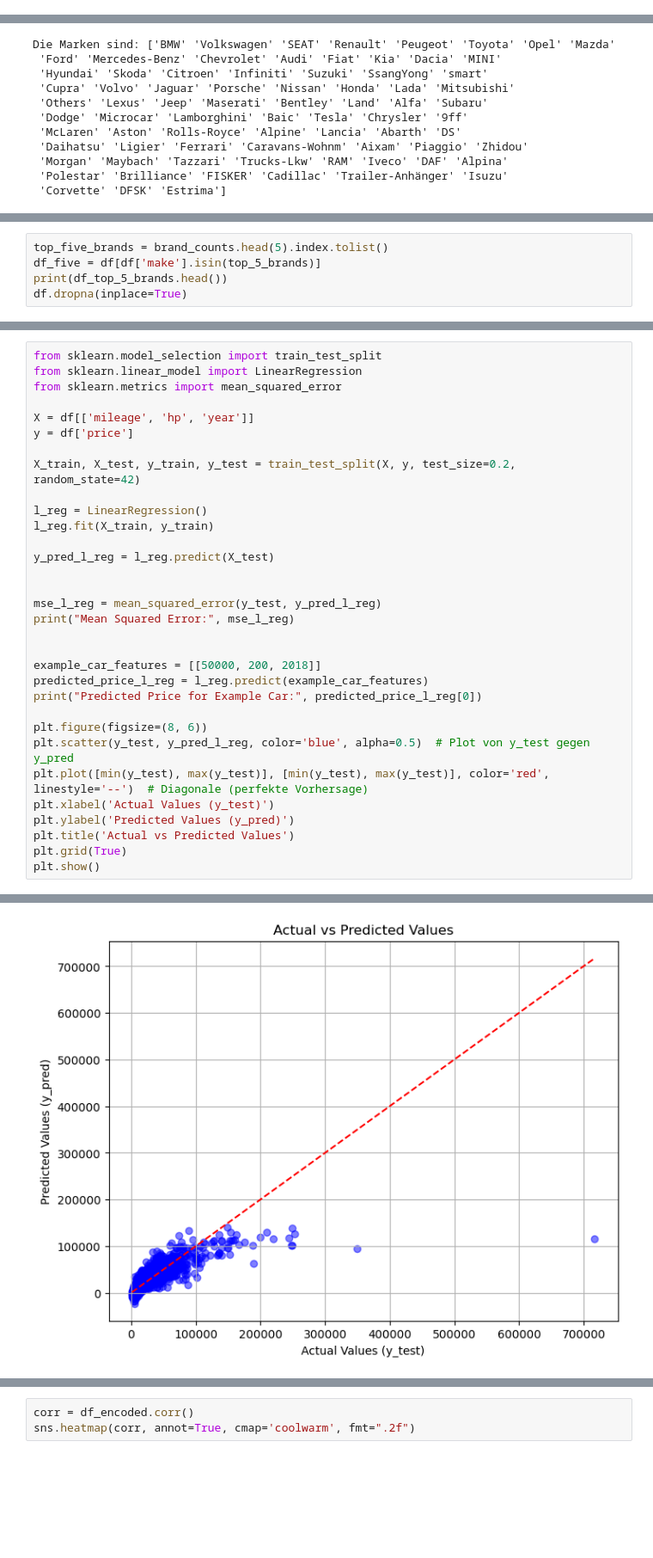
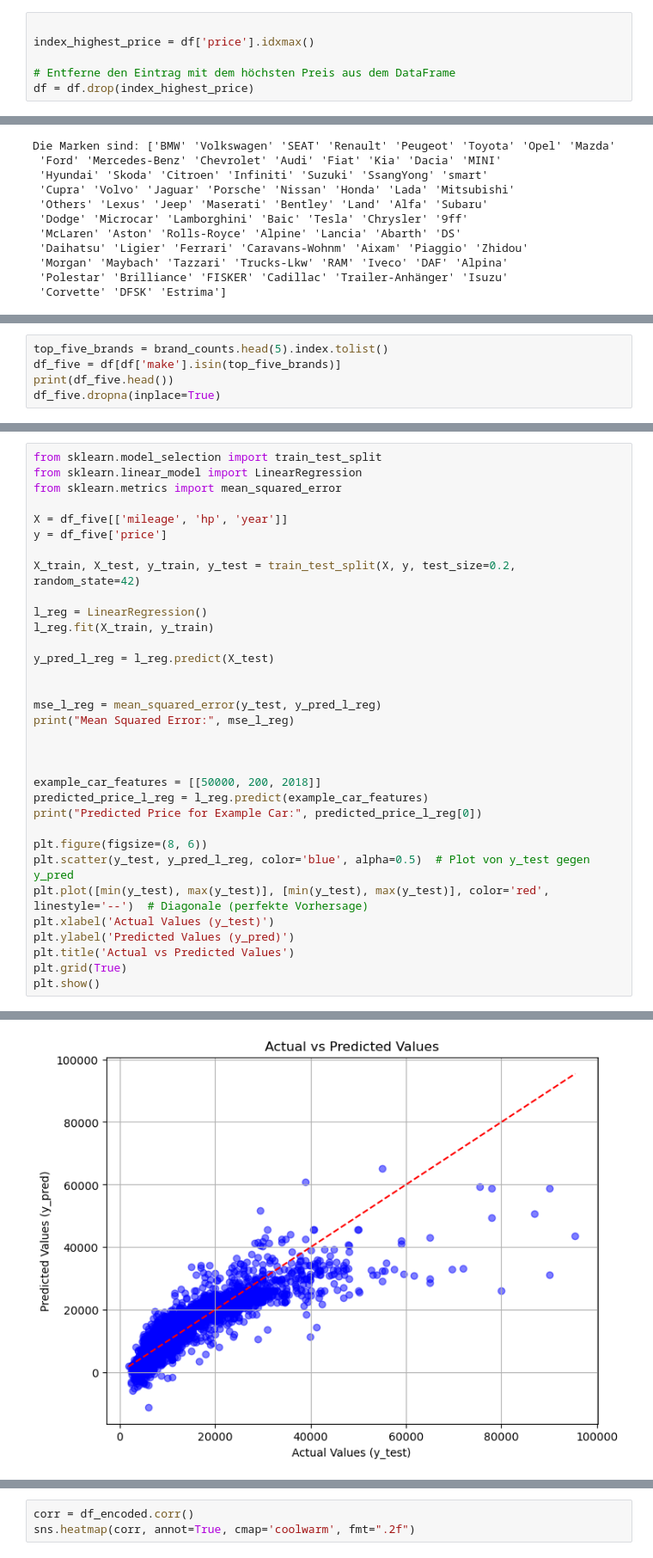
Before and after one commit to tschaka21/autoscout24-data-analyses, a Jupyter notebook: autoscout.ipynb, the cells around one changed output, grey strips where cells are left out. Shown at 86% size. Drawn from its saved outputs; the diff is of its cells as text; blank space fills up the shorter version.

```diff
--- a/autoscout.ipynb
+++ b/autoscout.ipynb
@@ -62,0 +80,6 @@ df.describe().round(2)
+# %%
+
+index_highest_price = df['price'].idxmax()
+
+# Entferne den Eintrag mit dem höchsten Preis aus dem DataFrame
+df = df.drop(index_highest_price)
@@ -147,8 +184,8 @@ Name: make, Length: 71, dtype: int64
 # %%
 top_five_brands = brand_counts.head(5).index.tolist()
-df_five = df[df['make'].isin(top_5_brands)]
-print(df_top_5_brands.head())
-df.dropna(inplace=True)
+df_five = df[df['make'].isin(top_five_brands)]
+print(df_five.head())
+df_five.dropna(inplace=True)
 # %% [output]
    mileage        make    model      fuel    gear offerType  price     hp  \
 1    92800  Volkswagen     Golf  Gasoline  Manual      Used   6877  122.0
@@ -168,8 +209,8 @@ from sklearn.model_selection import train_test_split
 from sklearn.linear_model import LinearRegression
 from sklearn.metrics import mean_squared_error
 
-X = df[['mileage', 'hp', 'year']]
-y = df['price']
+X = df_five[['mileage', 'hp', 'year']]
+y = df_five['price']
 
 X_train, X_test, y_train, y_test = train_test_split(X, y, test_size=0.2, random_state=42)
 
@@ -181,6 +222,7 @@ y_pred_l_reg = l_reg.predict(X_test)
 
 mse_l_reg = mean_squared_error(y_test, y_pred_l_reg)
 print("Mean Squared Error:", mse_l_reg)
+
 
 
 example_car_features = [[50000, 200, 2018]]
@@ -201,4 +243,4 @@ Predicted Price for Example Car: 32167.77784883487
-[figure, old version]
+[figure, new version]
 # %%
 from sklearn.preprocessing import PolynomialFeatures
 from sklearn.pipeline import make_pipeline
```
Also changed, not shown: parts of 21 cells of this notebook.
